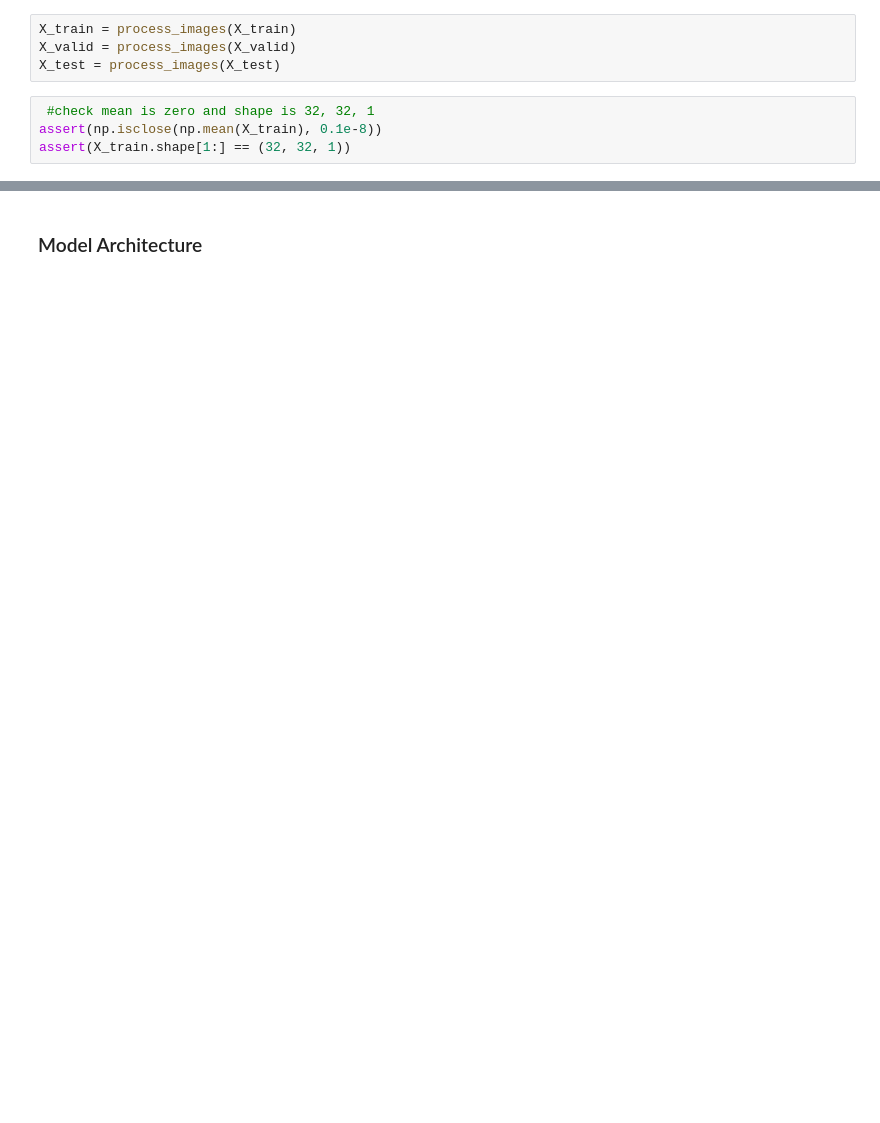
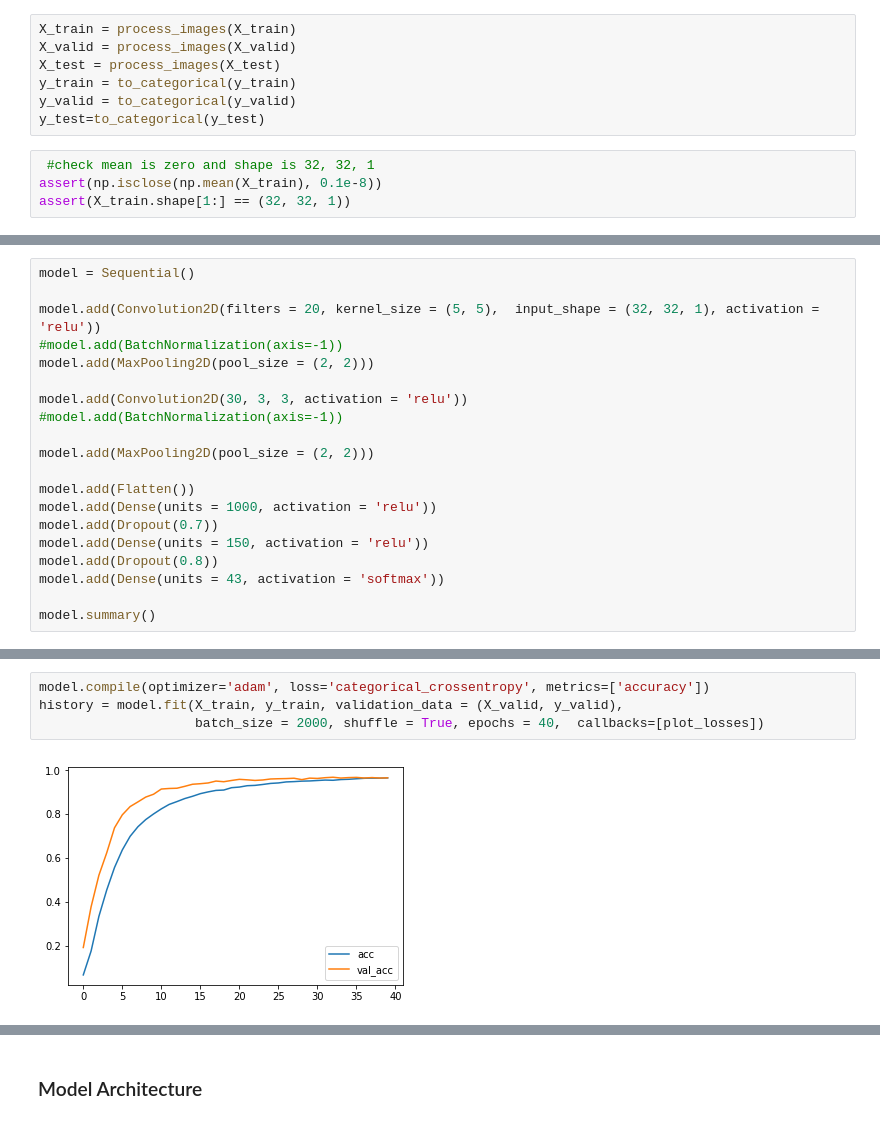
Before and after one commit to johnbarca/udacity_self_driving_car_eng, a Jupyter notebook: Traffic_Sign_Classifier.ipynb, the cells around one changed output, grey strips where cells are left out. Saved outputs shown, nothing was run; the diff lists cells and outputs as text; blank space fills up the shorter version.

```diff
--- a/Traffic_Sign_Classifier.ipynb
+++ b/Traffic_Sign_Classifier.ipynb
@@ -193,6 +195,9 @@ def process_images(dataset):
 X_train = process_images(X_train)
 X_valid = process_images(X_valid)
 X_test = process_images(X_test)
+y_train = to_categorical(y_train)
+y_valid = to_categorical(y_valid)
+y_test=to_categorical(y_test)
 # %%
  #check mean is zero and shape is 32, 32, 1
 assert(np.isclose(np.mean(X_train), 0.1e-8))
@@ -199,0 +211,20 @@ assert(X_train.shape[1:] == (32, 32, 1))
+# %%
+model = Sequential()
+
+model.add(Convolution2D(filters = 20, kernel_size = (5, 5),  input_shape = (32, 32, 1), activation = 'relu'))
+#model.add(BatchNormalization(axis=-1))
+model.add(MaxPooling2D(pool_size = (2, 2)))
+
+model.add(Convolution2D(30, 3, 3, activation = 'relu'))
+#model.add(BatchNormalization(axis=-1))
+
+model.add(MaxPooling2D(pool_size = (2, 2)))
+
+model.add(Flatten())
+model.add(Dense(units = 1000, activation = 'relu'))
+model.add(Dropout(0.7))
+model.add(Dense(units = 150, activation = 'relu'))
+model.add(Dropout(0.8))
+model.add(Dense(units = 43, activation = 'softmax'))
+
+model.summary()
@@ -199,0 +249,6 @@ assert(X_train.shape[1:] == (32, 32, 1))
+# %%
+model.compile(optimizer='adam', loss='categorical_crossentropy', metrics=['accuracy'])
+history = model.fit(X_train, y_train, validation_data = (X_valid, y_valid),
+                    batch_size = 2000, shuffle = True, epochs = 40,  callbacks=[plot_losses])
+# %% [output]
+[figure, added]
```
Also changed, not shown: parts of 20 cells of this notebook.
